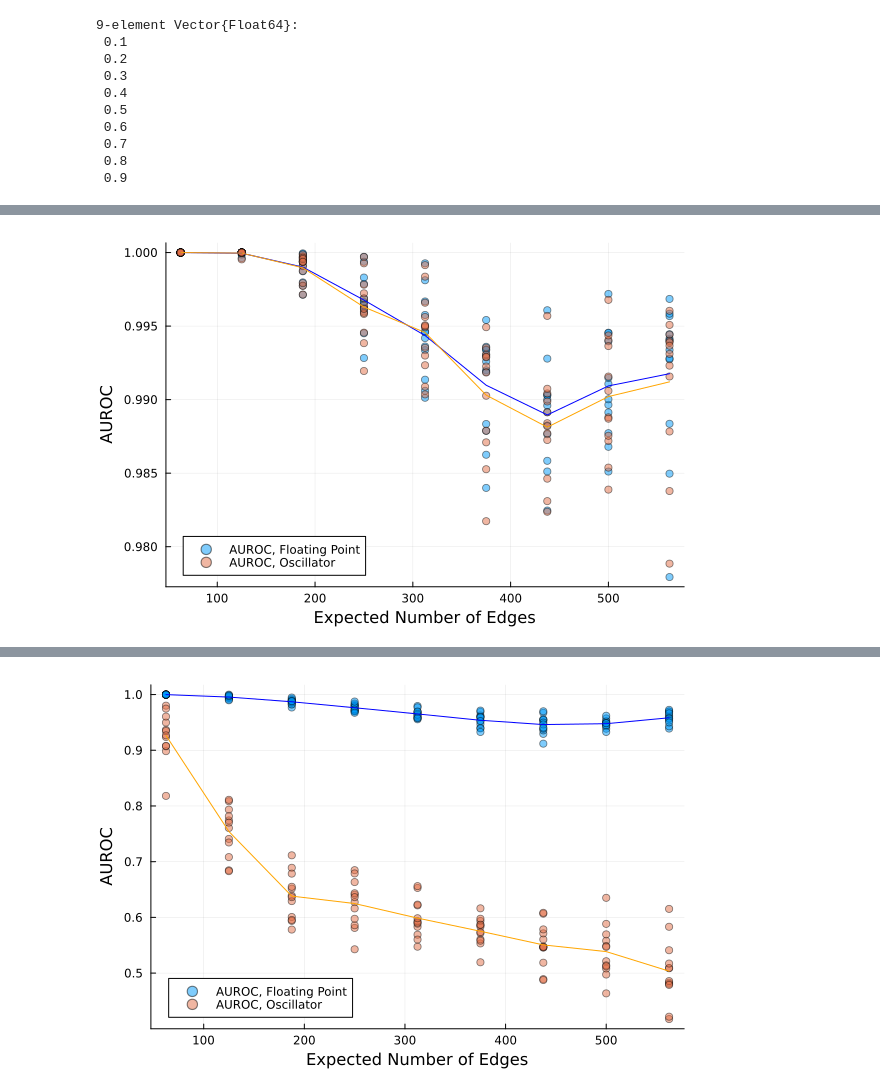
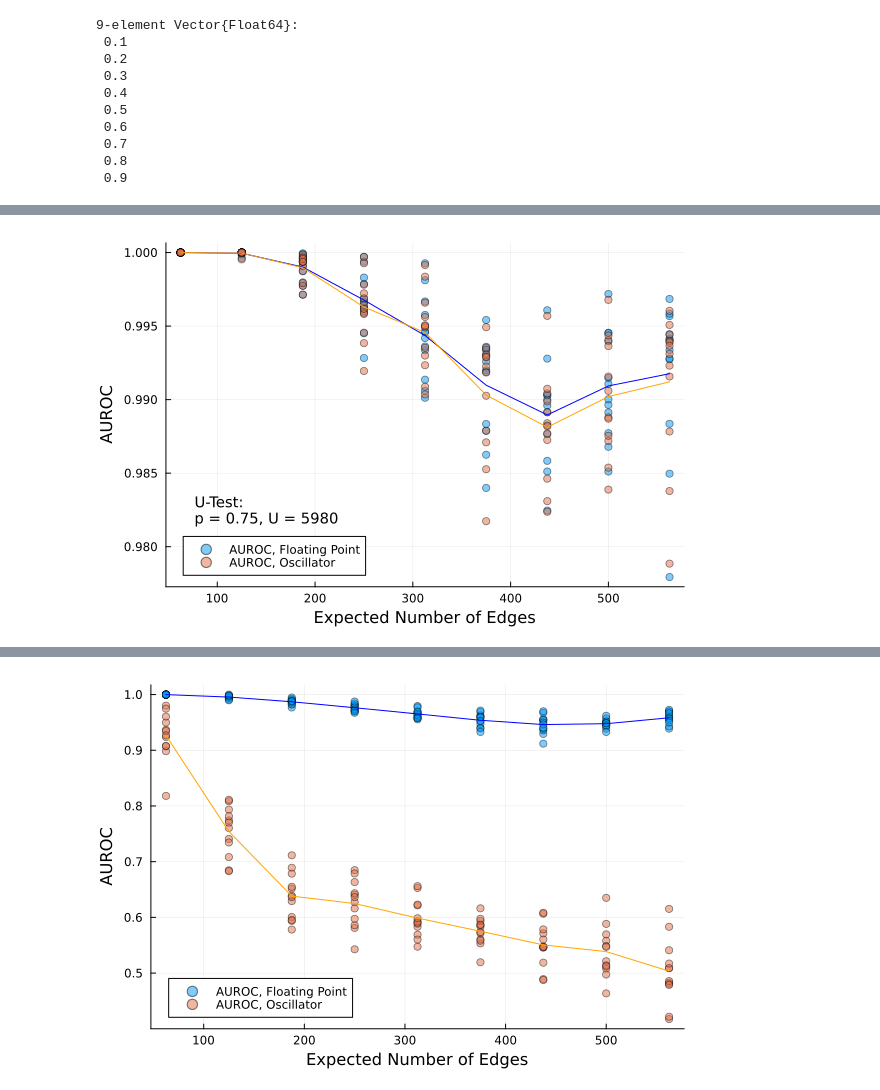
Before and after one commit to wilkieolin/phasor_julia, a Jupyter notebook: graph_data.ipynb, the cells around one changed output, grey strips where cells are left out. Drawn from its saved outputs; the diff is of its cells as text; code cells hidden in the pictures.

```diff
--- a/graph_data.ipynb
+++ b/graph_data.ipynb
@@ -180,10 +202,11 @@ n_edges = p_edges .* [arg.nodes for arg in args] .^ 2;
 # %%
 fig = scatter(n_edges, auroc_static, label="AUROC, Floating Point", alpha=0.5)
 scatter!(n_edges, auroc_dynamic, label="AUROC, Oscillator", alpha=0.5)
 plot!(p_unique .* 25^2, static_trend, label=missing, color="blue")
 plot!(p_unique .* 25^2, dynamic_trend, label=missing, color="orange")
 ylabel!("AUROC")
 xlabel!("Expected Number of Edges")
+annotate!(78, 0.9825, text("U-Test:\np = 0.75, U = 5980", 10, :left))
 #ylims!(0.80, 1.01)
 # %% [output]
-[figure, old version]
+[figure, new version]
```
Also changed, not shown: parts of 3 cells of this notebook, 2 other files.
